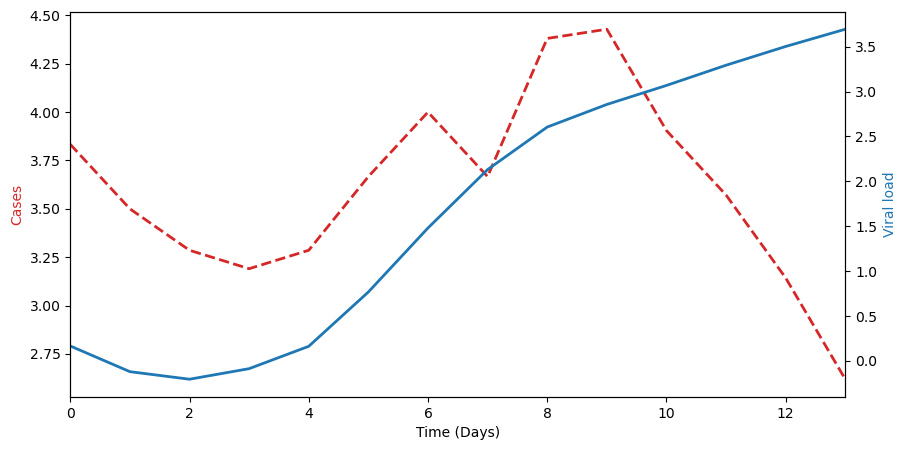
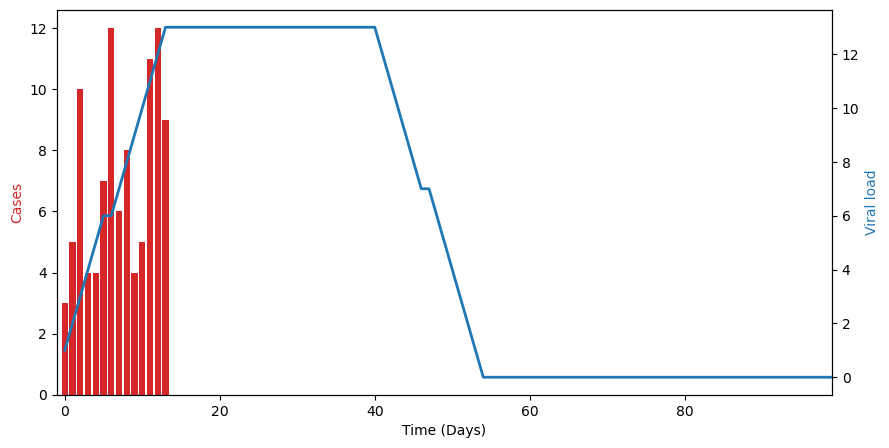
Unified diff of the notebook cell whose output changed from the first chart to the second:
--- before
+++ after
@@ -2,34 +2,24 @@
 days = 14
 infection_days = np.random.randint(0, days, size=n)
-time = np.arange(days)
-full_shedding = np.zeros(days)
+unique_values, counts = np.unique(infection_days, return_counts=True)
 
+time = np.arange(0,100,1)
 
-for t in range(days):
-    for d in infection_days:
-        shedding_day = t - d
-        if 0 <= shedding_day < len(c):
-            full_shedding[t] += c[shedding_day]
-
-smoothed_shedding = non_uniform_savgol(time, full_shedding, 7, 2)
-
-case_counts = np.zeros(days)
-for d in infection_days:
-    case_counts[d] += 1
-
-smoothed_cases = non_uniform_savgol(time, case_counts, 7, 2)
-
+for infection_day in infection_days:
+    for j,c0 in enumerate(c):
+        # print(infection_day,full_shedding[infection_day+j])
+        full_shedding[infection_day+j] = full_shedding[infection_day+j] +float(c[j])
 
 
 fig, ax1 = plt.subplots(figsize=(10, 5))
 
-ax1.plot(time, smoothed_cases, color='tab:red', linestyle='--', linewidth=2)
+ax1.bar(unique_values, counts, color='tab:red', linestyle='--', linewidth=2)
 ax1.set_xlabel('Time (Days)')
 ax1.set_ylabel('Cases', color='tab:red')
 ax1.tick_params(axis='y')
-ax1.set_xlim(0, days - 1)
+ax1.set_xlim(-1, np.max(time))
 
 ax2 = ax1.twinx()
-ax2.plot(time, smoothed_shedding, color='tab:blue', linewidth=2)
+ax2.plot(time, full_shedding, color='tab:blue', linewidth=2)
 ax2.set_ylabel('Viral load', color='tab:blue')
 ax2.tick_params(axis='y')

Commit: plot fix